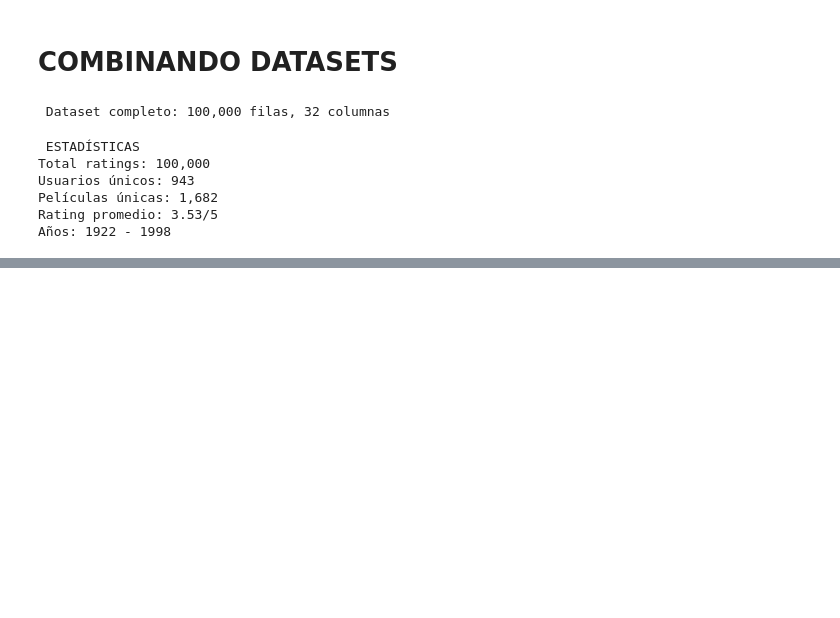
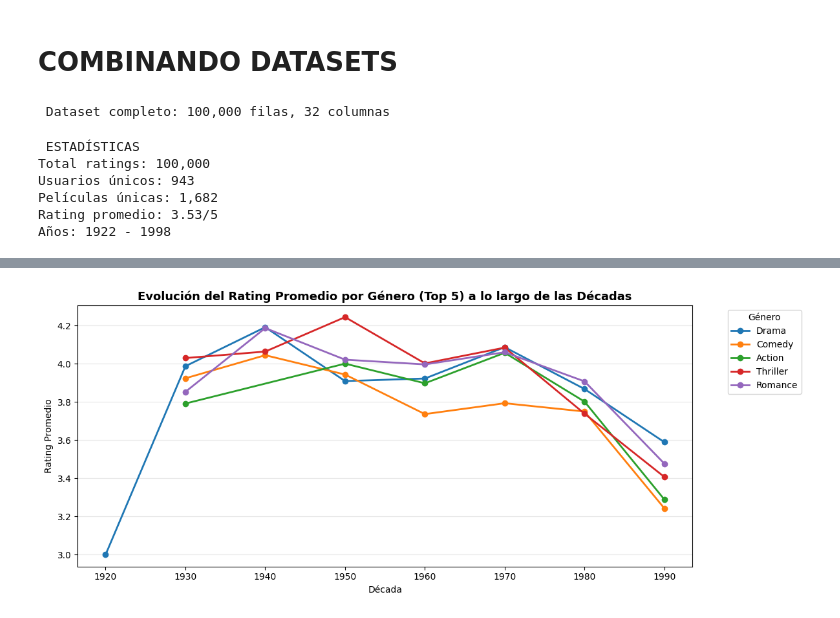
Before and after one commit to NNKTV28/4geeks_final_prod, a Jupyter notebook: src/explore.ipynb, the cells around one changed output, grey strips where cells are left out. Saved outputs shown, nothing was run; the diff lists cells and outputs as text; code cells hidden in the pictures; blank space fills up the shorter version.

```diff
--- a/src/explore.ipynb
+++ b/src/explore.ipynb
@@ -64,0 +265,32 @@ Años: 1922 - 1998
+# %%
+# ── 2.4 Evolución de géneros por década ──────────────────────────────────────
+genre_decade = []
+for g in genre_cols:
+    if g in df.columns:
+        temp = df[df[g] == 1].groupby('decade').agg(
+            avg_rating=('rating', 'mean'),
+            count=('rating', 'count')
+        ).reset_index()
+        temp['genre'] = g
+        genre_decade.append(temp)
+
+genre_decade_df = pd.concat(genre_decade, ignore_index=True)
+
+# Mostrar los 5 géneros más populares a lo largo del tiempo
+top5_genres = genre_df.head(5)['genre'].tolist()
+gd_top5 = genre_decade_df[genre_decade_df['genre'].isin(top5_genres)]
+
+plt.figure(figsize=(12, 5))
+for genre in top5_genres:
+    subset = gd_top5[gd_top5['genre'] == genre]
+    plt.plot(subset['decade'].astype(str), subset['avg_rating'], marker='o', linewidth=2, label=genre)
+
+plt.title('Evolución del Rating Promedio por Género (Top 5) a lo largo de las Décadas', fontsize=13, fontweight='bold')
+plt.xlabel('Década')
+plt.ylabel('Rating Promedio')
+plt.legend(title='Género', bbox_to_anchor=(1.05, 1), loc='upper left')
+plt.grid(axis='y', alpha=0.3)
+plt.tight_layout()
+plt.show()
+# %% [output]
+[figure, added]
```
Also changed, not shown: parts of 11 cells of this notebook, 2 other files.
